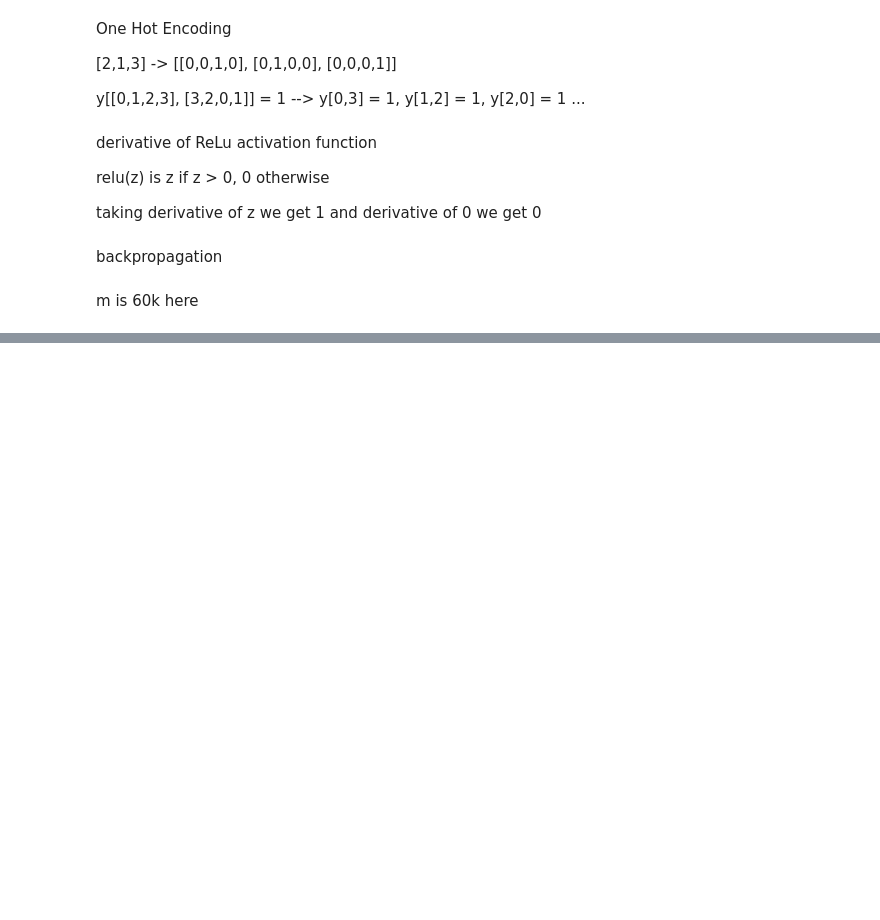
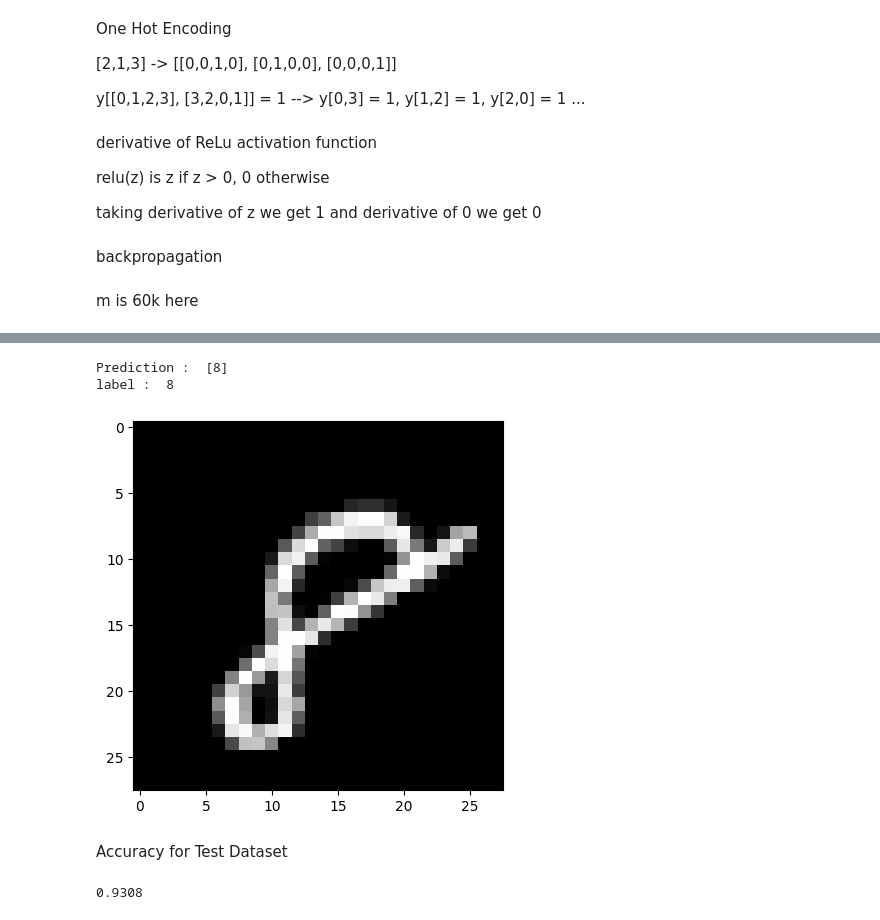
Before and after one commit to sumukhbhat12/Neural-Network-From-Scratch-MNIST-Dataset, a Jupyter notebook: Neural_Network_From_Scratch_for_MNIST_Dataset.ipynb, the cells around one changed output, grey strips where cells are left out. Cells and saved outputs as stored; diff of their text form; code cells hidden in the pictures; blank space fills up the shorter version.

```diff
--- a/Neural_Network_From_Scratch_for_MNIST_Dataset.ipynb
+++ b/Neural_Network_From_Scratch_for_MNIST_Dataset.ipynb
@@ -193,0 +302,13 @@ TypeError: ignored
+# %%
+test_prediction(59999, W1, b1, W2, b2)
+# %% [output]
+Prediction :  [8]
+label :  8
+[figure, added]
+# %% [markdown]
+Accuracy for Test Dataset
+# %%
+test_pred = make_predictions(X_test, W1, b1, W2, b2)
+get_accuracy(test_pred, y_test)
+# %% [output]
+0.9308
```
Also changed, not shown: parts of 20 cells of this notebook.
